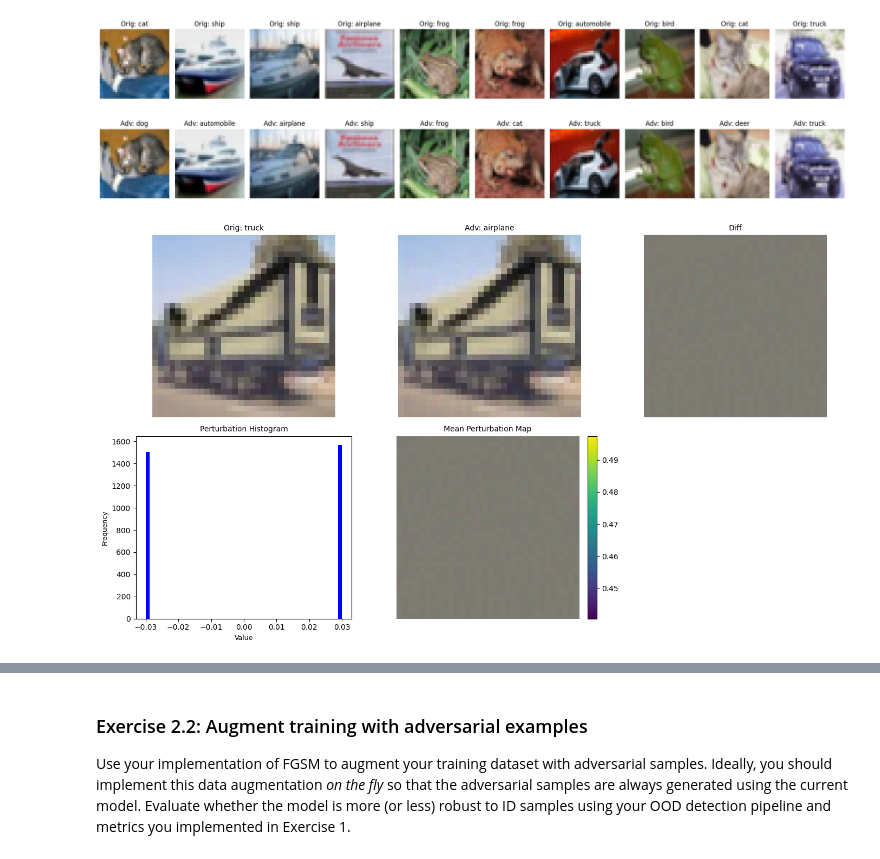
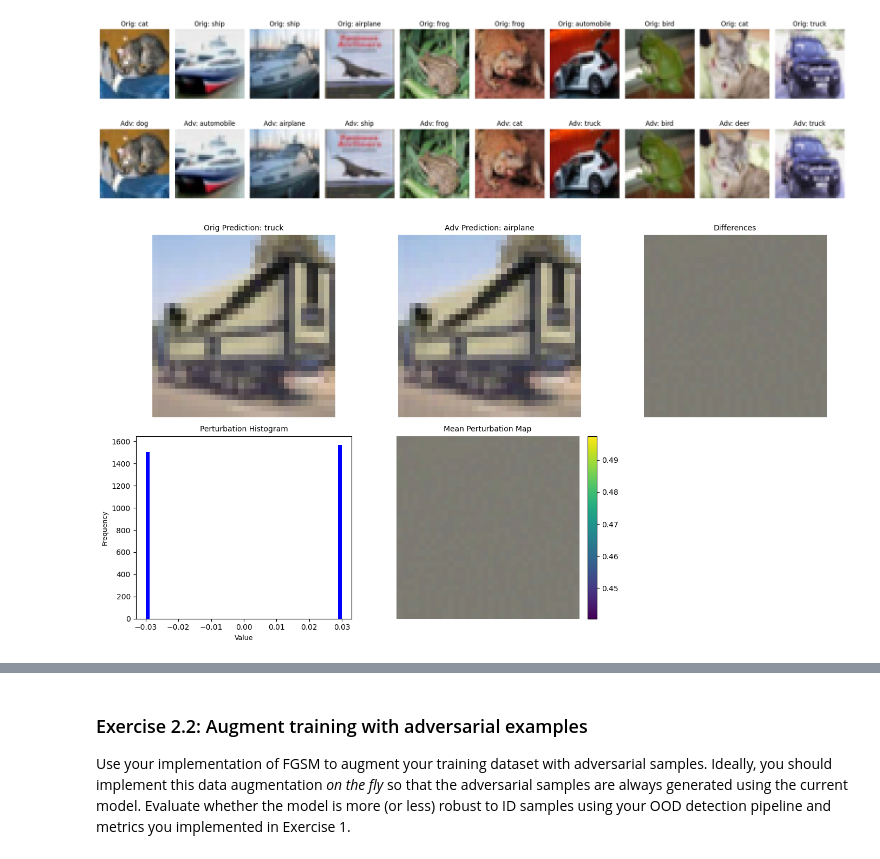
Before and after one commit to emile-kophi/AML_Labs, a Jupyter notebook: Exercise_4/Lab4_Adversarial_learning.ipynb, the cells around one changed output, grey strips where cells are left out. Cells and saved outputs as stored; diff of their text form; code cells hidden in the pictures.

```diff
--- a/Exercise_4/Lab4_Adversarial_learning.ipynb
+++ b/Exercise_4/Lab4_Adversarial_learning.ipynb
@@ -469,7 +460,6 @@ idx = 76
 img_orig = images[idx].unsqueeze(0).to(device)
 img_adv = adv_images[idx].unsqueeze(0).to(device)
 
-# Predictions
 model.eval()
 with torch.no_grad():
     pred_orig = model(img_orig).argmax(dim=1).item()
@@ -481,36 +471,34 @@ img_adv_cpu = img_adv.cpu()
 diff = img_adv_cpu - img_orig_cpu
 diff_flat = diff.flatten().detach().numpy()
 diff_mean = diff.mean(0)
 
 # Plots
 fig, axes = plt.subplots(2, 3, figsize=(14,8))
-
 axes[0,0].imshow(inv(img_orig_cpu[0]).permute(1,2,0))
-axes[0,0].set_title(f"Orig: {testset.classes[pred_orig]}", fontsize=10)
+axes[0,0].set_title(f"Orig Prediction: {testset.classes[pred_orig]}", fontsize=10)
 axes[0,0].axis('off')
 
 axes[0,1].imshow(inv(img_adv_cpu[0].detach()).permute(1,2,0))
-axes[0,1].set_title(f"Adv: {testset.classes[pred_adv]}", fontsize=10)
+axes[0,1].set_title(f"Adv Prediction: {testset.classes[pred_adv]}", fontsize=10)
 axes[0,1].axis('off')
 
 axes[0,2].imshow(inv(diff[0].detach()).permute(1,2,0))
-axes[0,2].set_title("Diff", fontsize=10)
+axes[0,2].set_title("Differences", fontsize=10)
 axes[0,2].axis('off')
-
 
 axes[1,0].hist(diff_flat, bins=50, color='blue')
 axes[1,0].set_title("Perturbation Histogram", fontsize=10)
 axes[1,0].set_xlabel("Value", fontsize=9)
 axes[1,0].set_ylabel("Frequency", fontsize=9)
 
 im = axes[1,1].imshow(inv(diff_mean).detach().permute(1,2,0))
 axes[1,1].set_title("Mean Perturbation Map", fontsize=10)
 axes[1,1].axis('off')
 fig.colorbar(im, ax=axes[1,1], fraction=0.046, pad=0.04)
 
 axes[1,2].axis('off')
 
 plt.tight_layout()
 plt.show()
 # %% [output]
-[figure, old version]
+[figure, new version]
```
Also changed, not shown: parts of 13 cells of this notebook.
